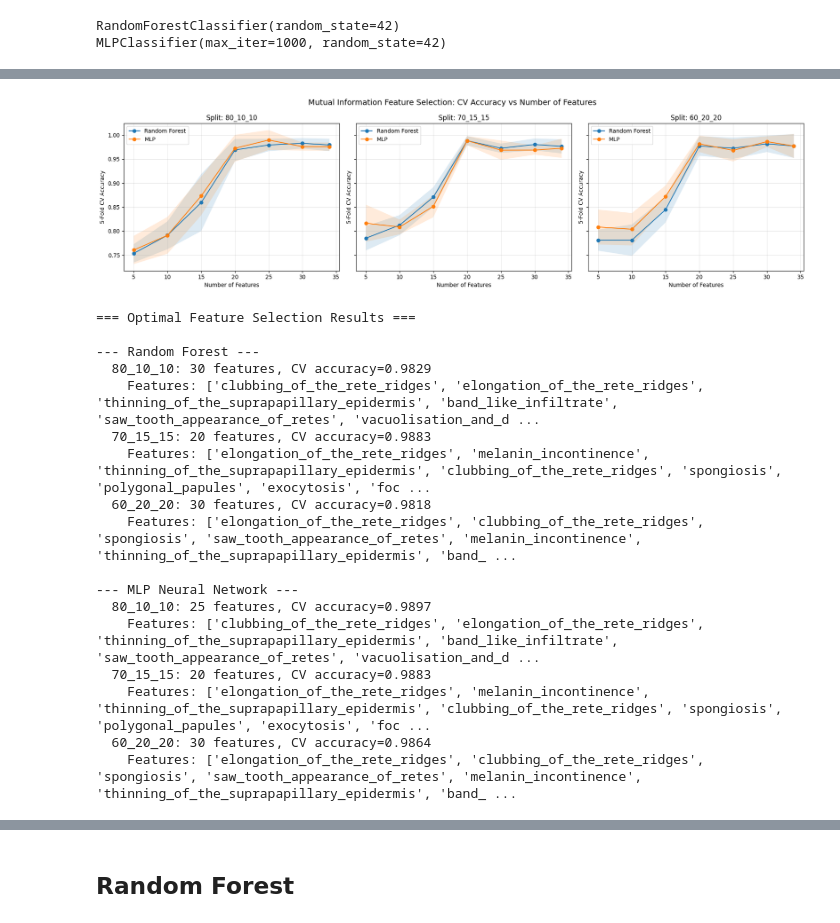
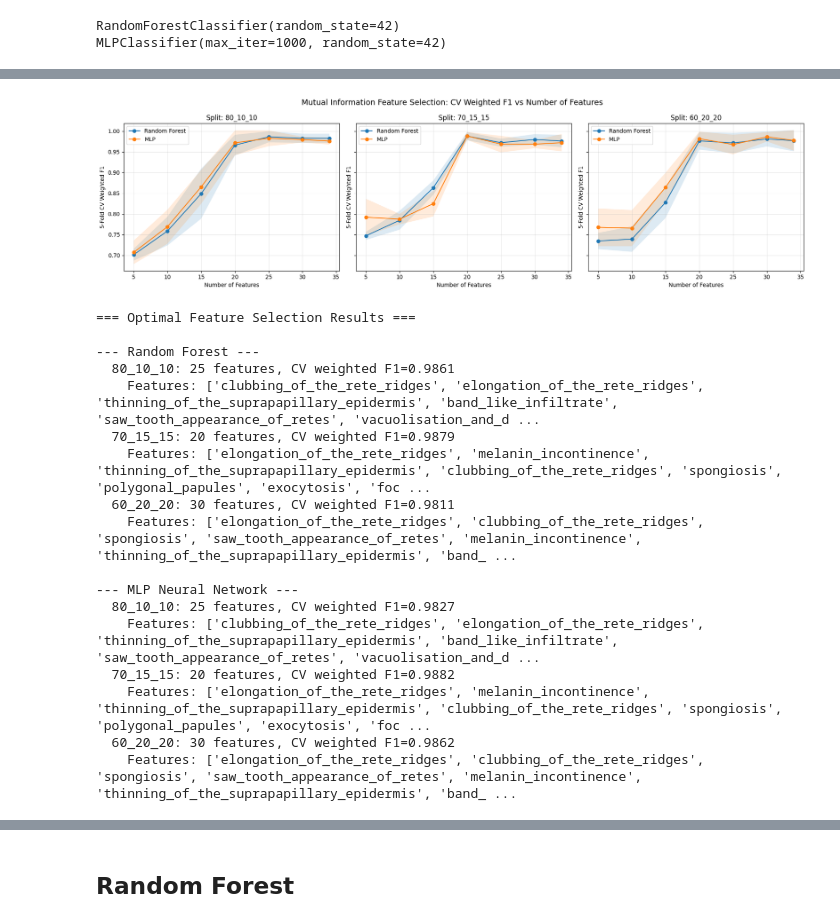
Before and after one commit to Jeffrysoo/CPC-251-Project-1, a Jupyter notebook: CPC251_Project_Combined_Dermatology.ipynb, the cells around one changed output, grey strips where cells are left out. Saved outputs shown, nothing was run; the diff lists cells and outputs as text; code cells hidden in the pictures.

```diff
--- a/CPC251_Project_Combined_Dermatology.ipynb
+++ b/CPC251_Project_Combined_Dermatology.ipynb
@@ -194,9 +215,8 @@ missing_counts[missing_counts > 0] # Display only columns with missing values
 age    8
 dtype: int64
 # %%
-age_median = df['age'].median() # Calculate the median age for imputation
-df['age'] = df['age'].fillna(age_median) # Replace missing age values with the median age
+missing_age_count = df['age'].isnull().sum() # Count missing age values before splitting
 
-print('Median age used for imputation:', age_median) # Display the median value used
-print('Total missing values after imputation:', df.isnull().sum().sum()) # Check remaining missing values
+print('Missing age values before split:', missing_age_count)
+print('Age imputation is applied after each train/validation/test split using the training-set median only.')
 # %% [output]
@@ -691,7 +745,7 @@ for split_name, split_data in sfs_input_data.items():
                     estimator=model,
                     n_features_to_select=k,
                     direction='forward',
-                    scoring='accuracy',
+                    scoring='f1_weighted',
                     cv=sfs_cv,
                     n_jobs=-1
                 )
@@ -705,12 +759,12 @@ for split_name, split_data in sfs_input_data.items():
                 selected_features = X_sfs.columns[selected_mask].tolist()
                 selected_X = X_sfs.iloc[:, selected_indices]
 
-            # Evaluate the selected feature subset using 5-fold cross-validation accuracy
+            # Evaluate the selected feature subset using 5-fold cross-validation weighted F1-score
             cv_scores = cross_val_score(
                 model,
                 selected_X,
                 y_sfs,
-                scoring='accuracy',
+                scoring='f1_weighted',
                 cv=sfs_cv,
                 n_jobs=-1
             )
@@ -727,7 +781,7 @@ for split_name, split_data in sfs_input_data.items():
             })
 
             # Print progress so the long-running SFS process can be monitored
-            print(f'{split_name} | {model_name} | k={k} | CV accuracy={cv_scores.mean():.4f}')
+            print(f'{split_name} | {model_name} | k={k} | CV weighted F1={cv_scores.mean():.4f}')
 
         # Convert the detailed results into a DataFrame for easier viewing and plotting
         result_df = pd.DataFrame(model_results)
@@ -1903,6 +1971,0 @@ dtype: int64
-# %%
-age_median = df['age'].median() # Calculate the median age for imputation
-df['age'] = df['age'].fillna(age_median) # Replace missing age values with the median age
-
-print('Median age used for imputation:', age_median) # Display the median value used
-print('Total missing values after imputation:', df.isnull().sum().sum()) # Check remaining missing values
@@ -2386,12 +2494,12 @@ for split_name, split_data in mi_input_data.items():
             selected_features = X_eval.columns[selected_indices].tolist()
             selected_X = X_eval.iloc[:, selected_indices]
 
-            # Evaluate the selected feature subset using 5-fold cross-validation accuracy
+            # Evaluate the selected feature subset using 5-fold cross-validation weighted F1-score
             cv_scores = cross_val_score(
                 model,
                 selected_X,
                 y_eval,
-                scoring='accuracy',
+                scoring='f1_weighted',
                 cv=mi_cv,
                 n_jobs=1
             )
@@ -2408,7 +2516,7 @@ for split_name, split_data in mi_input_data.items():
             })
 
             # Print progress so the feature selection process can be monitored
-            print(f'{split_name} | {model_name} | k={k} | CV accuracy={cv_scores.mean():.4f}')
+            print(f'{split_name} | {model_name} | k={k} | CV weighted F1={cv_scores.mean():.4f}')
 
         # Convert the detailed results into a DataFrame for easier viewing and plotting
         result_df = pd.DataFrame(model_results)
@@ -2451,33 +2559,33 @@ mi_summary_df[['split_ratio', 'model', 'number_of_features', 'cv_accuracy', 'cv_
 # %%
-# Create subplots to compare feature count against cross-validation accuracy for each split ratio
+# Create subplots to compare feature count against cross-validation weighted F1-score for each split ratio
 fig, axes = plt.subplots(1, 3, figsize=(18, 5), sharey=True)
 
 # Plot one chart per split ratio
 for ax, split_name in zip(axes, mi_results.keys()):
     for model_name, result_df in mi_results[split_name].items():
         ax.plot(
             result_df['number_of_features'],
             result_df['cv_accuracy'],
             marker='o',
             label=model_name
         ) # Plot CV accuracy for each model
         ax.fill_between(
             result_df['number_of_features'],
             result_df['cv_accuracy'] - result_df['cv_std'],
             result_df['cv_accuracy'] + result_df['cv_std'],
             alpha=0.15
         ) # Shade the ±1 std range
     ax.set_title(f'Split: {split_name}') # Set chart title to the split ratio
     ax.set_xlabel('Number of Features') # Set x-axis label
-    ax.set_ylabel('5-Fold CV Accuracy') # Set y-axis label
+    ax.set_ylabel('5-Fold CV Weighted F1') # Set y-axis label
     ax.legend() # Show the legend
     ax.grid(True, alpha=0.3) # Add a light grid
 
-plt.suptitle('Mutual Information Feature Selection: CV Accuracy vs Number of Features', fontsize=14) # Set overall title
+plt.suptitle('Mutual Information Feature Selection: CV Weighted F1 vs Number of Features', fontsize=14) # Set overall title
 plt.tight_layout() # Adjust subplot layout
 plt.show() # Display the plot
 # %% [output]
-[figure, old version]
+[figure, new version]
 # %%
 # Create dictionaries to store the best MI result for each split ratio and each model
 rf_mi_optimal_results = {}
@@ -2509,30 +2617,30 @@ for split_name in mi_results.keys():
 print('=== Optimal Feature Selection Results ===')
 print('\n--- Random Forest ---')
 for split_name, result in rf_mi_optimal_results.items():
-    print(f"  {split_name}: {result['number_of_features']} features, CV accuracy={result['cv_accuracy']:.4f}")
+    print(f"  {split_name}: {result['number_of_features']} features, CV weighted F1={result['cv_accuracy']:.4f}")
     print(f"    Features: {result['selected_features']}")
 
 print('\n--- MLP Neural Network ---')
 for split_name, result in mlp_mi_optimal_results.items():
-    print(f"  {split_name}: {result['number_of_features']} features, CV accuracy={result['cv_accuracy']:.4f}")
+    print(f"  {split_name}: {result['number_of_features']} features, CV weighted F1={result['cv_accuracy']:.4f}")
     print(f"    Features: {result['selected_features']}")
 # %% [output]
 === Optimal Feature Selection Results ===
 
 --- Random Forest ---
-  80_10_10: 30 features, CV accuracy=0.9829
+  80_10_10: 25 features, CV weighted F1=0.9861
     Features: ['clubbing_of_the_rete_ridges', 'elongation_of_the_rete_ridges', 'thinning_of_the_suprapapillary_epidermis', 'band_like_infiltrate', 'saw_tooth_appearance_of_retes', 'vacuolisation_and_d ...
-  70_15_15: 20 features, CV accuracy=0.9883
+  70_15_15: 20 features, CV weighted F1=0.9879
     Features: ['elongation_of_the_rete_ridges', 'melanin_incontinence', 'thinning_of_the_suprapapillary_epidermis', 'clubbing_of_the_rete_ridges', 'spongiosis', 'polygonal_papules', 'exocytosis', 'foc ...
-  60_20_20: 30 features, CV accuracy=0.9818
+  60_20_20: 30 features, CV weighted F1=0.9811
     Features: ['elongation_of_the_rete_ridges', 'clubbing_of_the_rete_ridges', 'spongiosis', 'saw_tooth_appearance_of_retes', 'melanin_incontinence', 'thinning_of_the_suprapapillary_epidermis', 'band_ ...
 
 --- MLP Neural Network ---
-  80_10_10: 25 features, CV accuracy=0.9897
+  80_10_10: 25 features, CV weighted F1=0.9827
     Features: ['clubbing_of_the_rete_ridges', 'elongation_of_the_rete_ridges', 'thinning_of_the_suprapapillary_epidermis', 'band_like_infiltrate', 'saw_tooth_appearance_of_retes', 'vacuolisation_and_d ...
-  70_15_15: 20 features, CV accuracy=0.9883
+  70_15_15: 20 features, CV weighted F1=0.9882
     Features: ['elongation_of_the_rete_ridges', 'melanin_incontinence', 'thinning_of_the_suprapapillary_epidermis', 'clubbing_of_the_rete_ridges', 'spongiosis', 'polygonal_papules', 'exocytosis', 'foc ...
-  60_20_20: 30 features, CV accuracy=0.9864
+  60_20_20: 30 features, CV weighted F1=0.9862
     Features: ['elongation_of_the_rete_ridges', 'clubbing_of_the_rete_ridges', 'spongiosis', 'saw_tooth_appearance_of_retes', 'melanin_incontinence', 'thinning_of_the_suprapapillary_epidermis', 'band_ ...
 # %%
 # Extract the optimal feature indices for each split ratio
```
Also changed, not shown: parts of 79 cells of this notebook, 2 other files.
